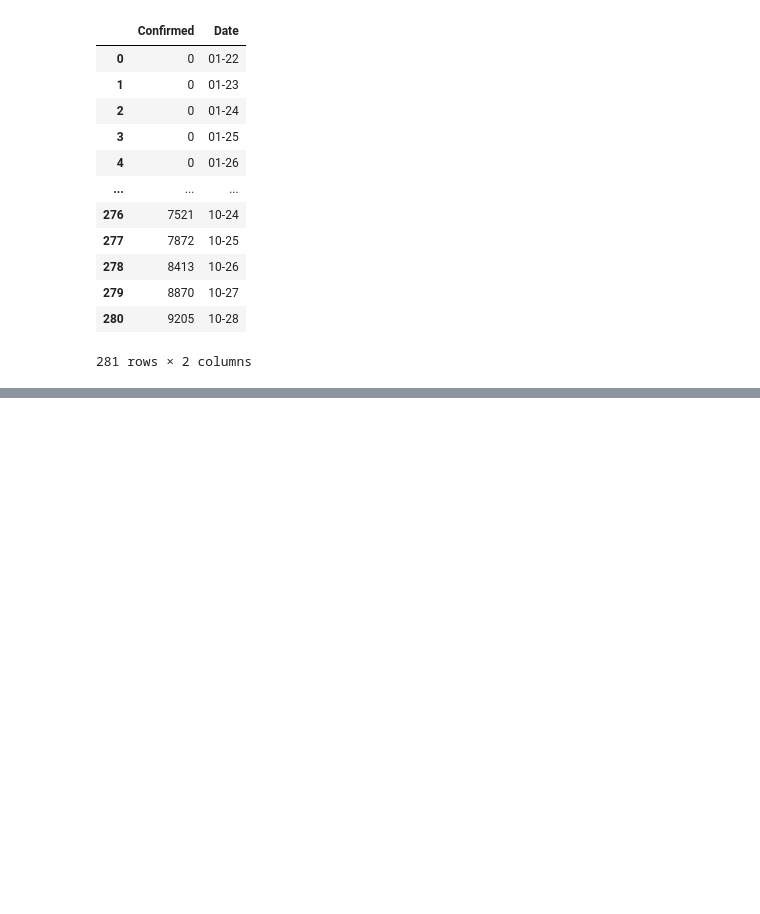
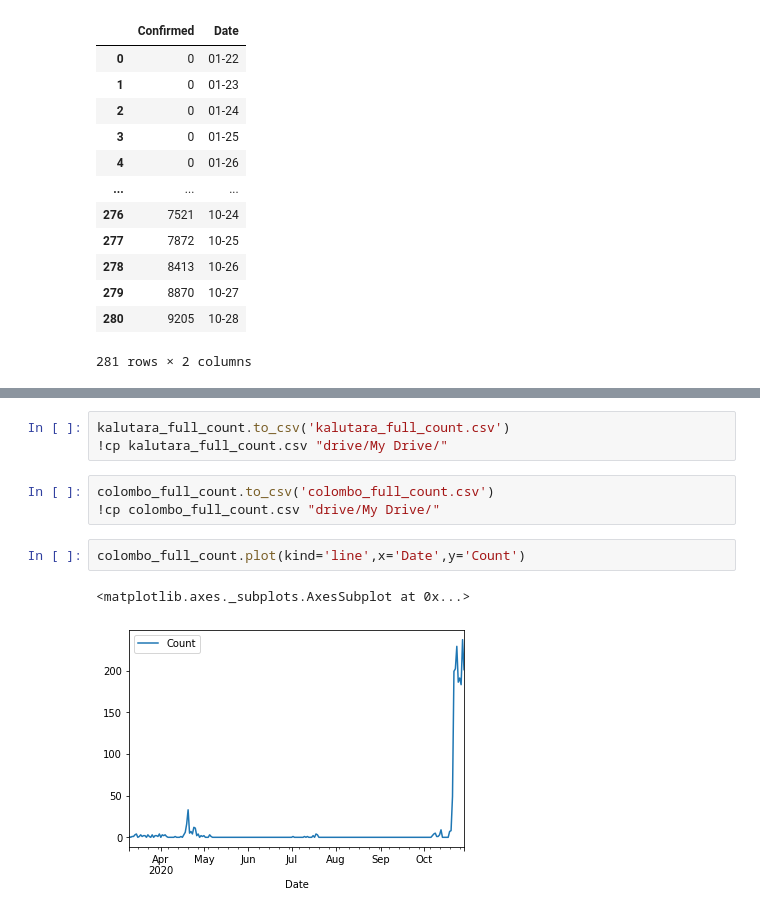
Before and after one commit to sathsaraRasantha/COVID-19_Predictive_Analysis, a Jupyter notebook: Covid_19.ipynb, the cells around one changed output, grey strips where cells are left out. Cells and saved outputs as stored; diff of their text form; blank space fills up the shorter version.

```diff
--- a/Covid_19.ipynb
+++ b/Covid_19.ipynb
@@ -368,0 +650,11 @@ Cases_Cumulative
+# %%
+kalutara_full_count.to_csv('kalutara_full_count.csv')
+!cp kalutara_full_count.csv "drive/My Drive/"
+# %%
+colombo_full_count.to_csv('colombo_full_count.csv')
+!cp colombo_full_count.csv "drive/My Drive/"
+# %%
+colombo_full_count.plot(kind='line',x='Date',y='Count')
+# %% [output]
+<matplotlib.axes._subplots.AxesSubplot at 0x...>
+[figure, added]
```
Also changed, not shown: parts of 27 cells of this notebook.
